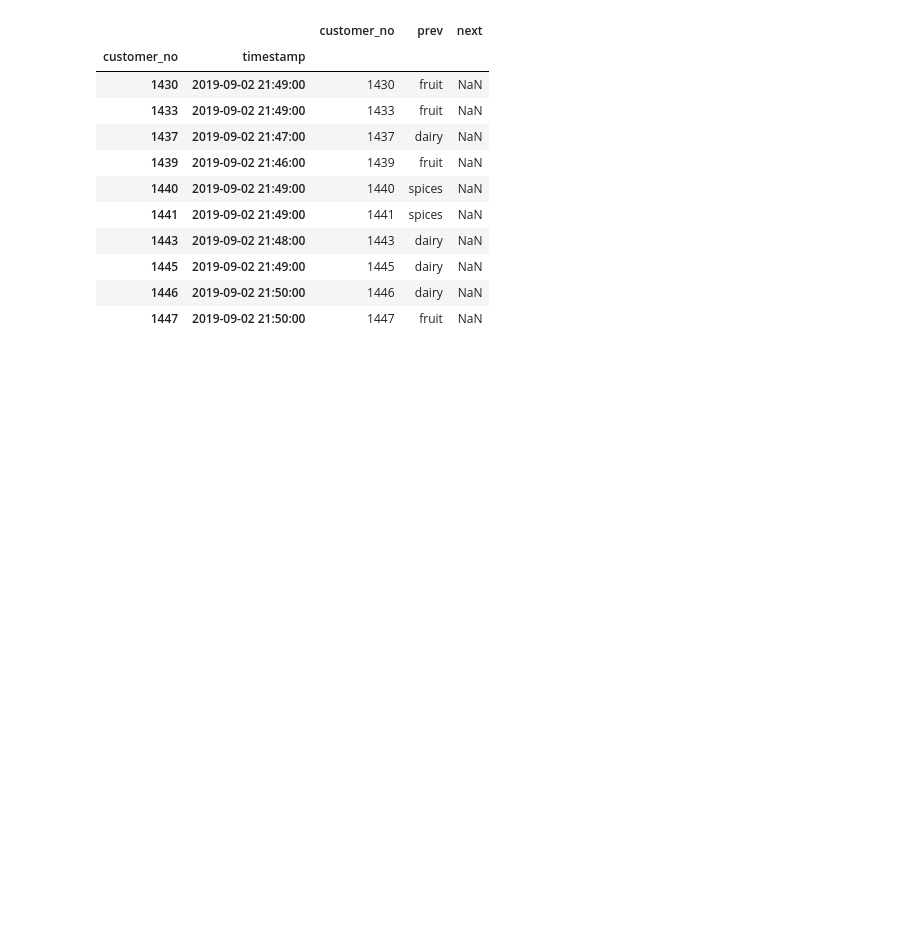
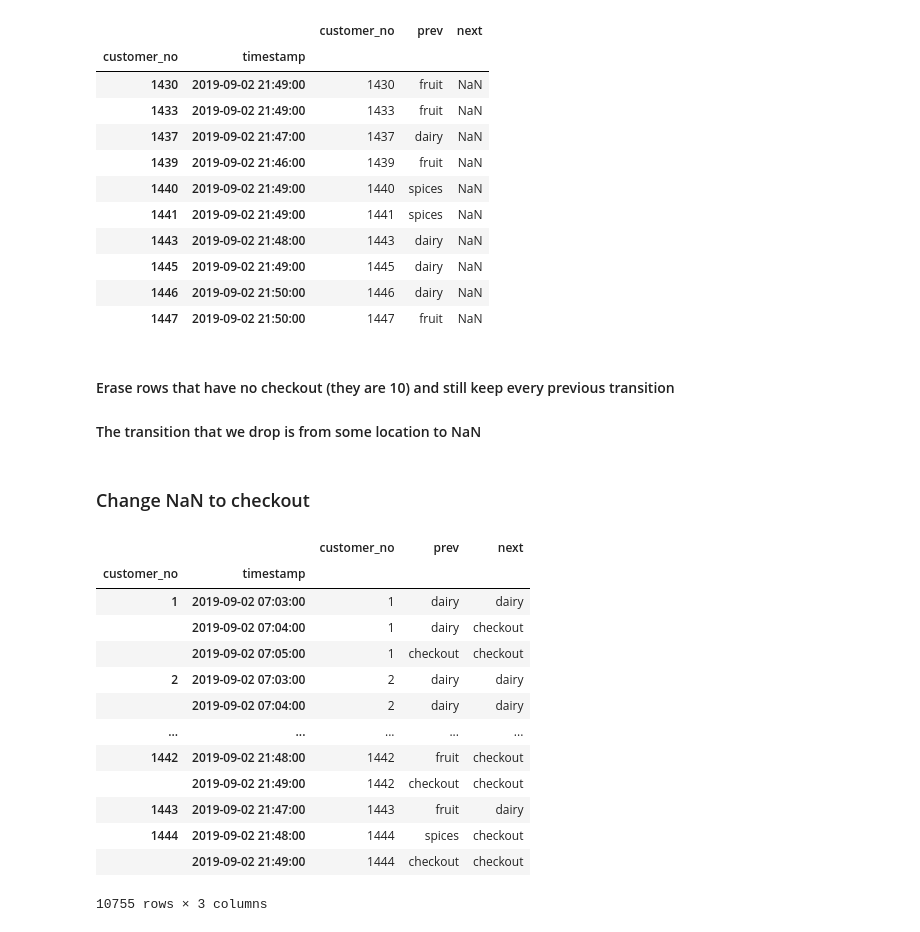
Before and after one commit to lau-b/doodl-supermarket, a Jupyter notebook: exploratory_analysis.ipynb, the cells around one changed output. Drawn from its saved outputs; the diff is of its cells as text; code cells hidden in the pictures; blank space fills up the shorter version.

Commit message:
replace "checkout" instead NaN

```diff
--- a/exploratory_analysis.ipynb
+++ b/exploratory_analysis.ipynb
@@ -106,7 +107,8 @@ resDF.loc[(resDF['prev']=='checkout') & (resDF['next'].isna())]
 | 1444 | 2019-09-02 21:49:00 | 1444 | checkout | NaN |
 1437 rows × 3 columns
 # %%
-resDF.loc[(resDF['prev']!='checkout') & (resDF['next'].isna())]
+thieves = resDF.loc[(resDF['prev']!='checkout') & (resDF['next'].isna())]
+thieves
 # %% [output]
 |  |  | customer_no | prev | next |
 | customer_no | timestamp |  |  |  |
@@ -120,3 +122,29 @@ resDF.loc[(resDF['prev']!='checkout') & (resDF['next'].isna())]
 | 1445 | 2019-09-02 21:49:00 | 1445 | dairy | NaN |
 | 1446 | 2019-09-02 21:50:00 | 1446 | dairy | NaN |
 | 1447 | 2019-09-02 21:50:00 | 1447 | fruit | NaN |
+# %% [markdown]
+#### Erase rows that have no checkout (they are 10) and still keep every previous transition
+#### The transition that we drop is from some location to NaN
+# %%
+resDF = resDF.drop(thieves.index)
+# %% [markdown]
+### Change NaN to checkout
+# %%
+resDF = resDF.replace(np.nan, 'checkout', regex=True)
+# %%
+resDF
+# %% [output]
+|  |  | customer_no | prev | next |
+| customer_no | timestamp |  |  |  |
+| 1 | 2019-09-02 07:03:00 | 1 | dairy | dairy |
+|  | 2019-09-02 07:04:00 | 1 | dairy | checkout |
+|  | 2019-09-02 07:05:00 | 1 | checkout | checkout |
+| 2 | 2019-09-02 07:03:00 | 2 | dairy | dairy |
+|  | 2019-09-02 07:04:00 | 2 | dairy | dairy |
+| ... | ... | ... | ... | ... |
+| 1442 | 2019-09-02 21:48:00 | 1442 | fruit | checkout |
+|  | 2019-09-02 21:49:00 | 1442 | checkout | checkout |
+| 1443 | 2019-09-02 21:47:00 | 1443 | fruit | dairy |
+| 1444 | 2019-09-02 21:48:00 | 1444 | spices | checkout |
+|  | 2019-09-02 21:49:00 | 1444 | checkout | checkout |
+10755 rows × 3 columns
```
Also changed, not shown: parts of 1 cell of this notebook.
